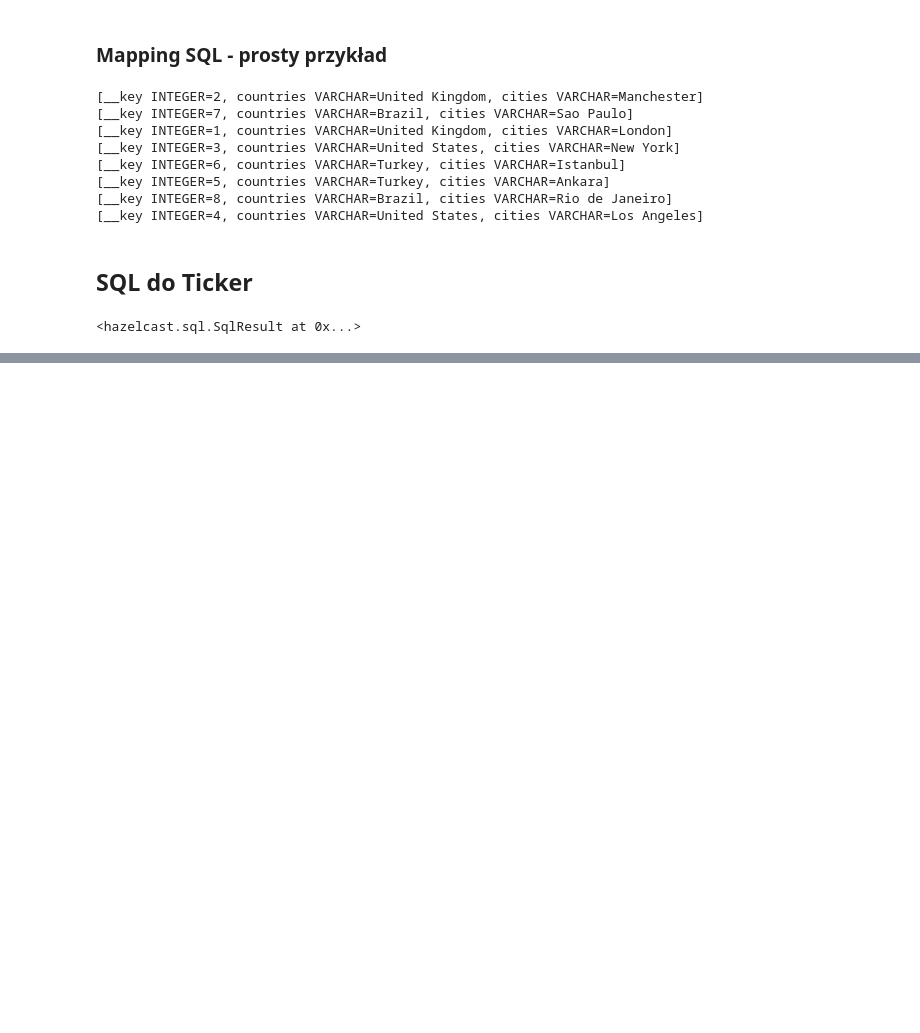
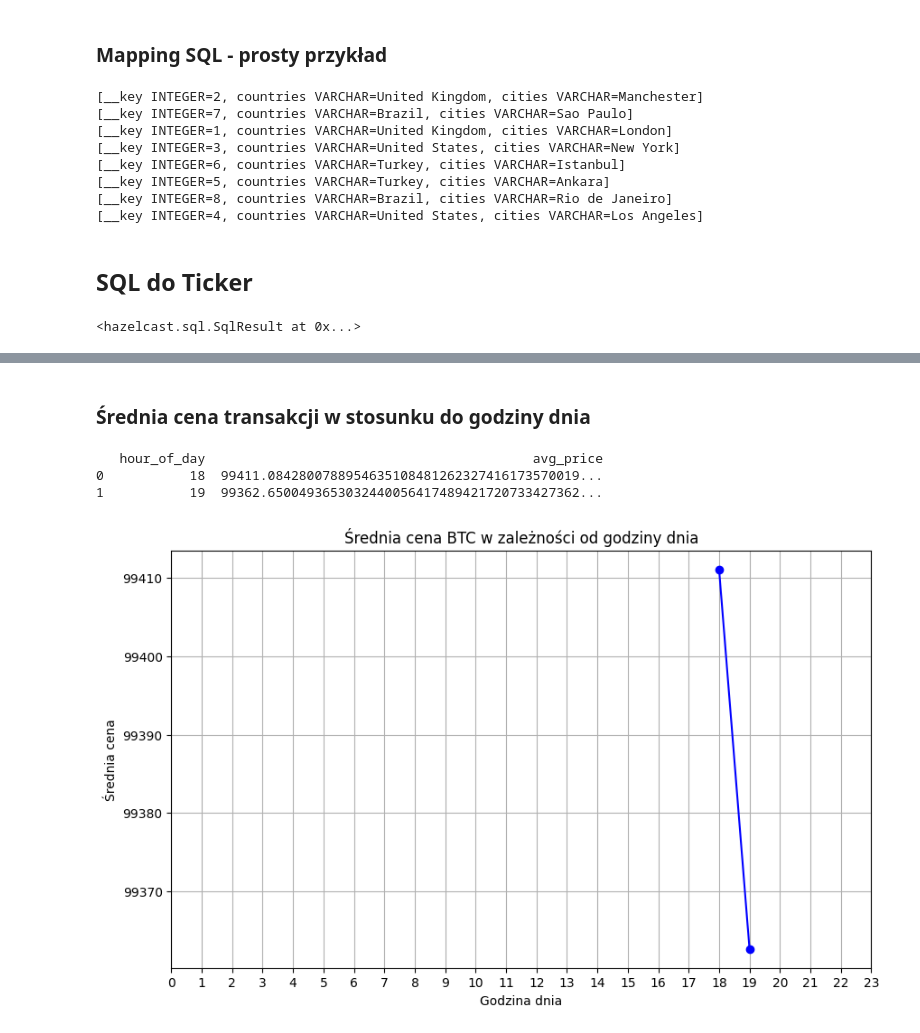
Before and after one commit to adabd-pl/adzd-project, a Jupyter notebook: notebook.ipynb, the cells around one changed output, grey strips where cells are left out. Drawn from its saved outputs; the diff is of its cells as text; code cells hidden in the pictures; blank space fills up the shorter version.

```diff
--- a/notebook.ipynb
+++ b/notebook.ipynb
@@ -115,0 +207,41 @@ for row in result_trades:
+# %% [markdown]
+### Średnia cena transakcji w stosunku do godziny dnia
+# %%
+import pandas as pd
+from datetime import datetime
+
+query = """SELECT
+    CAST((JSON_VALUE(this, '$.time_unix' RETURNING BIGINT) / 3600000) % 24 AS INT) AS hour_of_day,
+    AVG(CAST(JSON_VALUE(this, '$.price' RETURNING VARCHAR) AS DECIMAL)) AS avg_price
+FROM coinbase_trades
+WHERE JSON_VALUE(this, '$.product_id' RETURNING VARCHAR) = 'BTC-USD'
+GROUP BY hour_of_day
+ORDER BY hour_of_day;
+"""
+
+result_trades = client.sql.execute(query).result()
+
+result_trades_dict = []
+for row in result_trades:
+    trade = {
+        "hour_of_day": row["hour_of_day"],
+        "avg_price": row["avg_price"]
+    }
+    result_trades_dict.append(trade)
+
+df = pd.DataFrame(result_trades_dict)
+print(df)
+
+plt.figure(figsize=(10, 6))
+plt.plot(df['hour_of_day'], df['avg_price'], marker='o', linestyle='-', color='b')
+plt.title('Średnia cena BTC w zależności od godziny dnia')
+plt.xlabel('Godzina dnia')
+plt.ylabel('Średnia cena')
+plt.grid(True)
+plt.xticks(range(24))
+plt.show()
+# %% [output]
+   hour_of_day                                          avg_price
+0           18  99411.0842800788954635108481262327416173570019...
+1           19  99362.6500493653032440056417489421720733427362...
+[figure, added]
```
Also changed, not shown: parts of 10 cells of this notebook, 1 other file.
